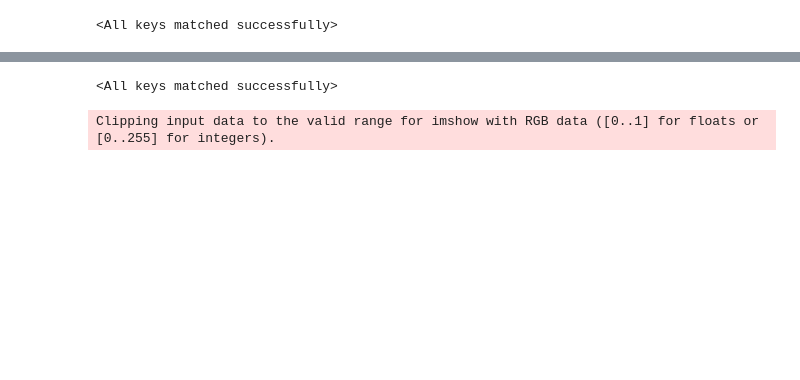
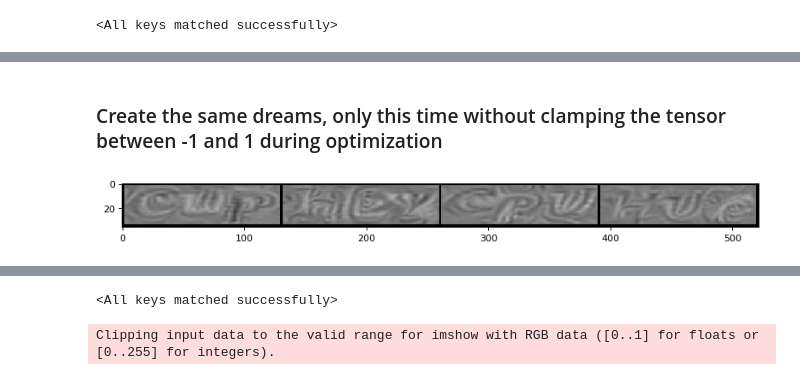
Before and after one commit to Sujit27/activation_maximization_mjsynth, a Jupyter notebook: dream_func.ipynb, the cells around one changed output, grey strips where cells are left out. Drawn from its saved outputs; the diff is of its cells as text; code cells hidden in the pictures; blank space fills up the shorter version.

```diff
--- a/dream_func.ipynb
+++ b/dream_func.ipynb
@@ -239,0 +184,7 @@ display_grid(output_batch)
+# %% [markdown]
+### Create the same dreams, only this time without clamping the tensor between -1 and 1 during optimization
+# %%
+output_batch_1 = batch_dream(network,[0,1,2,3],(32,128,1),(0.47,),(0.14,),clamping=False)
+display_grid(output_batch_1)
+# %% [output]
+[figure, added]
```
Also changed, not shown: parts of 31 cells of this notebook.
